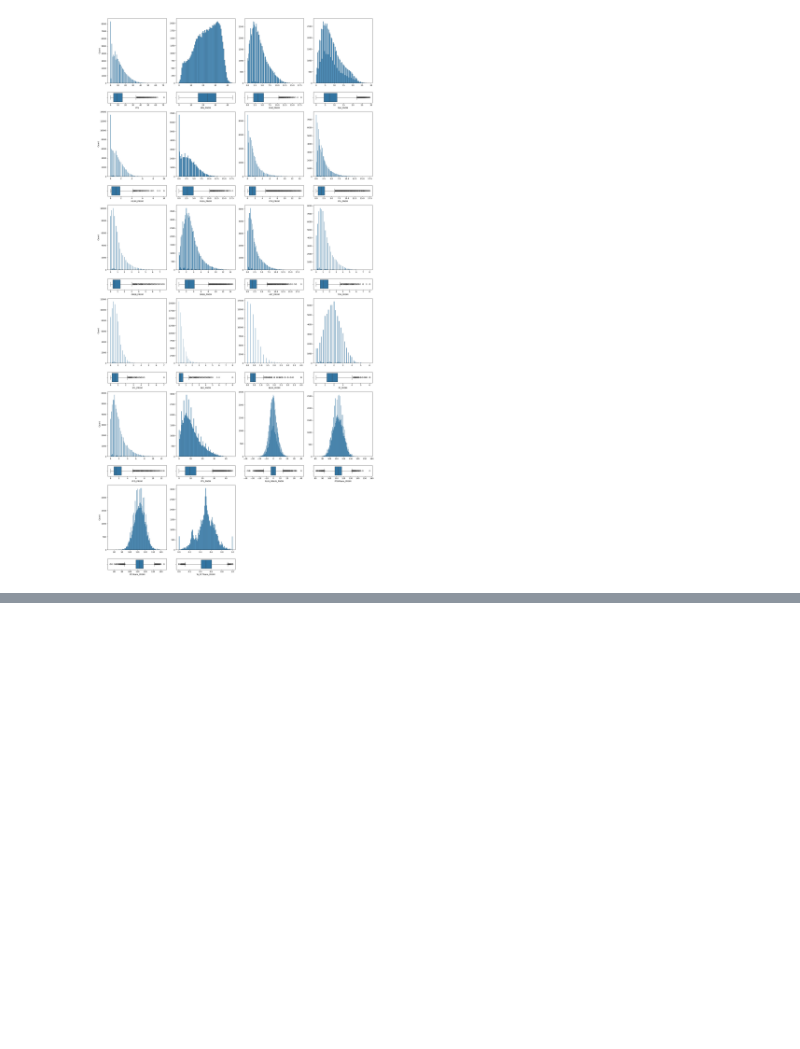
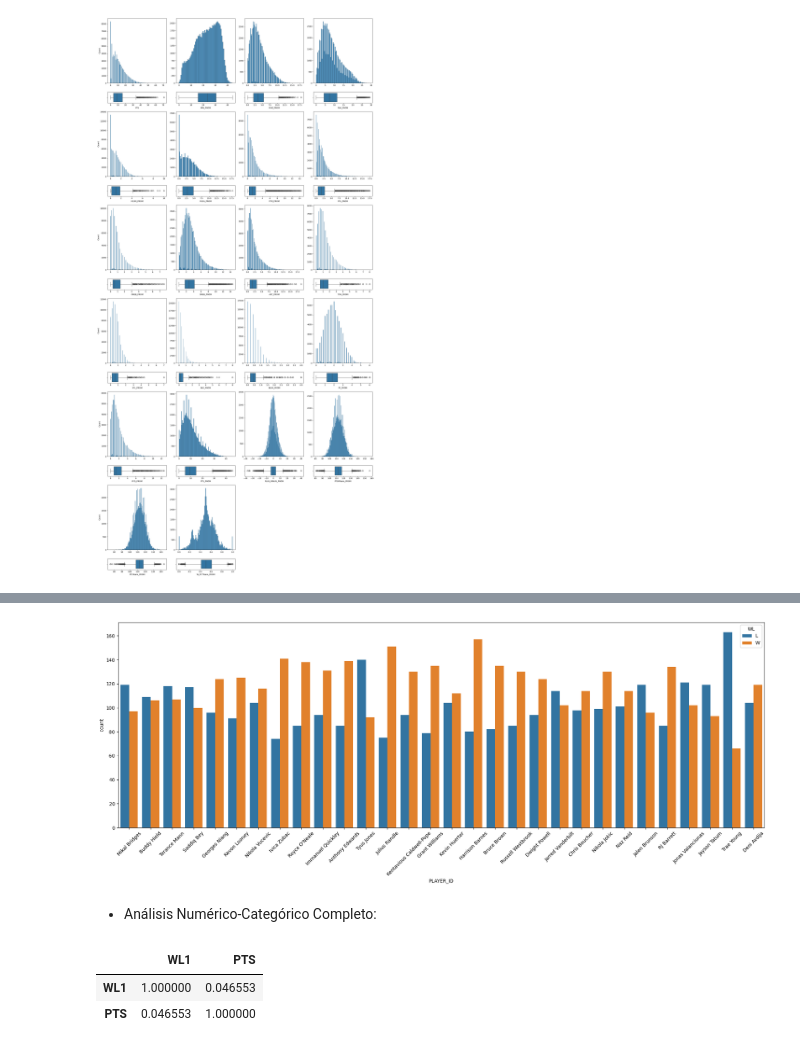
Before and after one commit to sebacent/ProyectoDS, a Jupyter notebook: src/final.ipynb, the cells around one changed output, grey strips where cells are left out. Saved outputs shown, nothing was run; the diff lists cells and outputs as text; code cells hidden in the pictures; blank space fills up the shorter version.

```diff
--- a/src/final.ipynb
+++ b/src/final.ipynb
@@ -863,0 +996,20 @@ plt.show()
+# %%
+top_player_id = players_data['PLAYER_ID'].value_counts().head(30).index.tolist()
+lista=[]
+for id in top_player_id:
+
+    lista.append(players_dict[id])
+# %%
+plt.figure(figsize = (20,8))
+
+sns.countplot(data = top_30_jugadores, x = 'PLAYER_ID', hue = 'WL').tick_params(axis='x', rotation=45)
+
+plt.gca().set_xticklabels(lista)
+
+plt.tight_layout()
+
+plt.show()
+# %% [output]
+[figure, added]
+# %% [markdown]
+- Análisis Numérico-Categórico Completo:
@@ -863,0 +1020,6 @@ plt.show()
+# %%
+players_data[["WL1","PTS"]].corr(method="spearman")
+# %% [output]
+|  | WL1 | PTS |
+| WL1 | 1.000000 | 0.046553 |
+| PTS | 0.046553 | 1.000000 |
```
Also changed, not shown: parts of 10 cells of this notebook.
